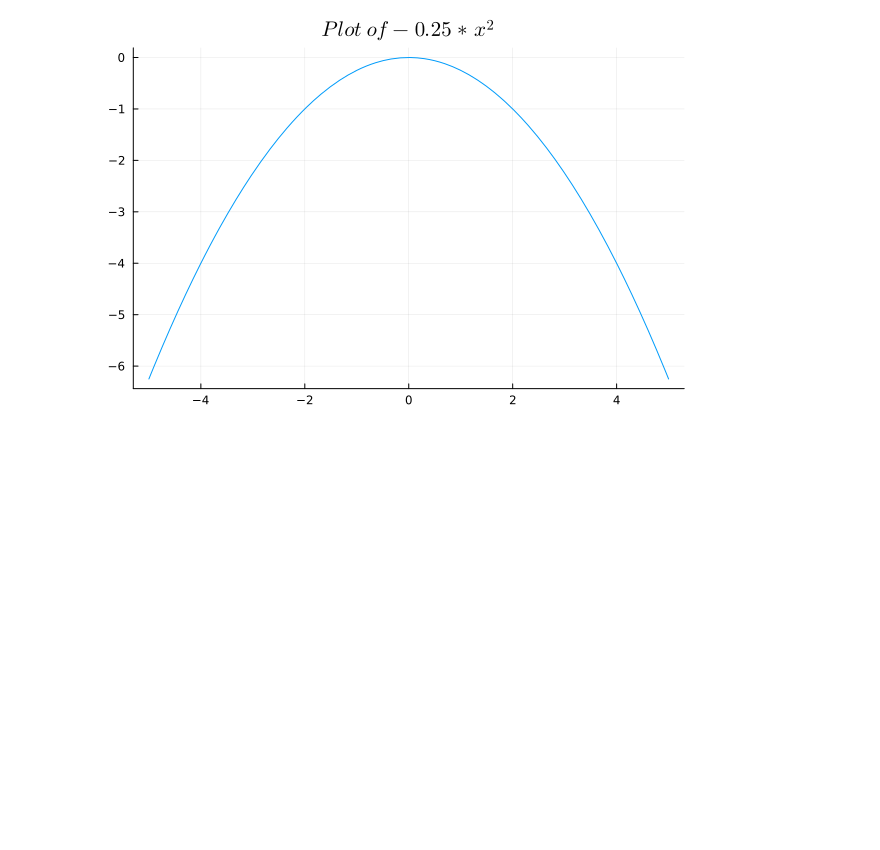
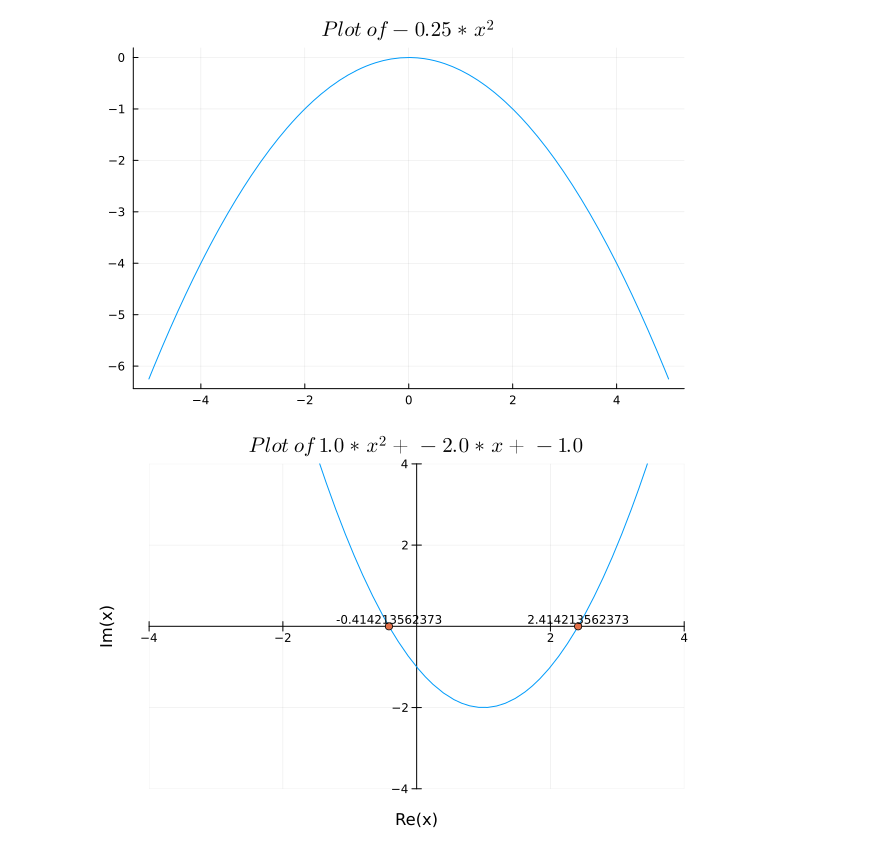
Before and after one commit to FourMInfo/Math_Foundations, a Jupyter notebook: notebooks/Basics.ipynb, the cells around one changed output. Saved outputs shown, nothing was run; the diff lists cells and outputs as text; code cells hidden in the pictures; blank space fills up the shorter version.

Commit message:
20241026 plot parabola enhanced

```diff
--- a/notebooks/Basics.ipynb
+++ b/notebooks/Basics.ipynb
@@ -157,3 +159,8 @@ plot(f,legend=false)
 title!(L"Plot\ of %$a * x^%$n")
 # %% [output]
 [figure]
+# %%
+using IJulia, FileIO, ImageShow
+IJulia.display(FileIO.load("../plots/20241026-122720parabola.png"))
+# %% [output]
+[figure, added]
```
Also changed, not shown: parts of 1 cell of this notebook, 1 other file.
